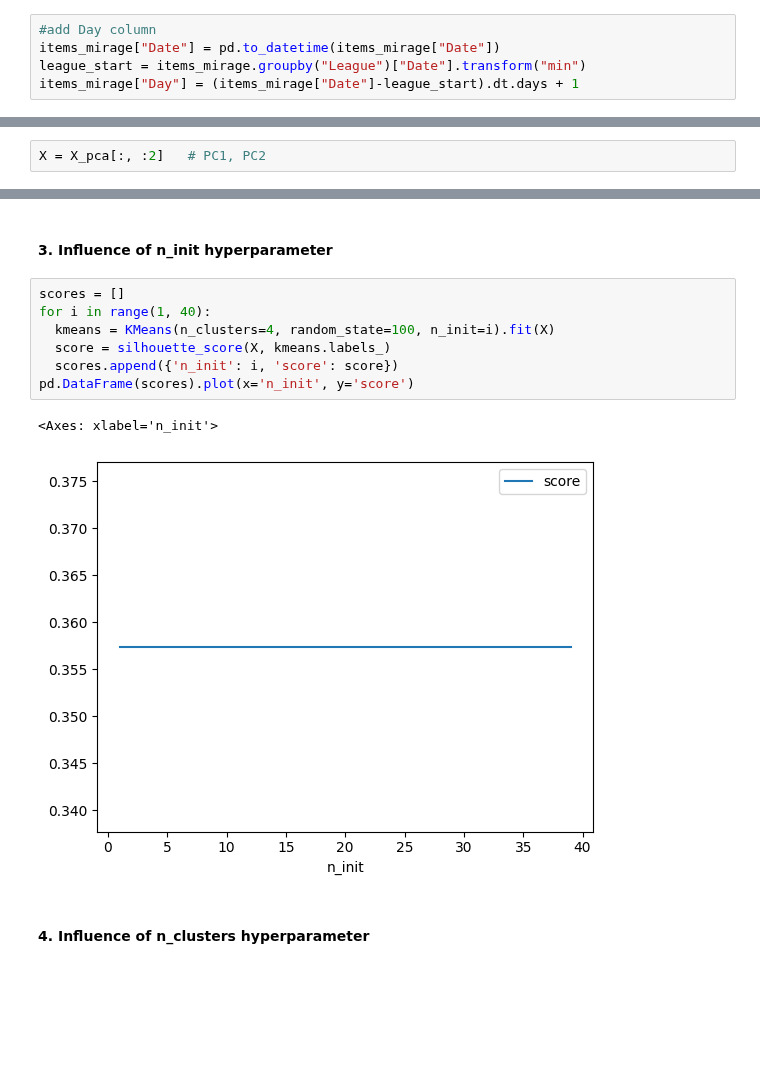
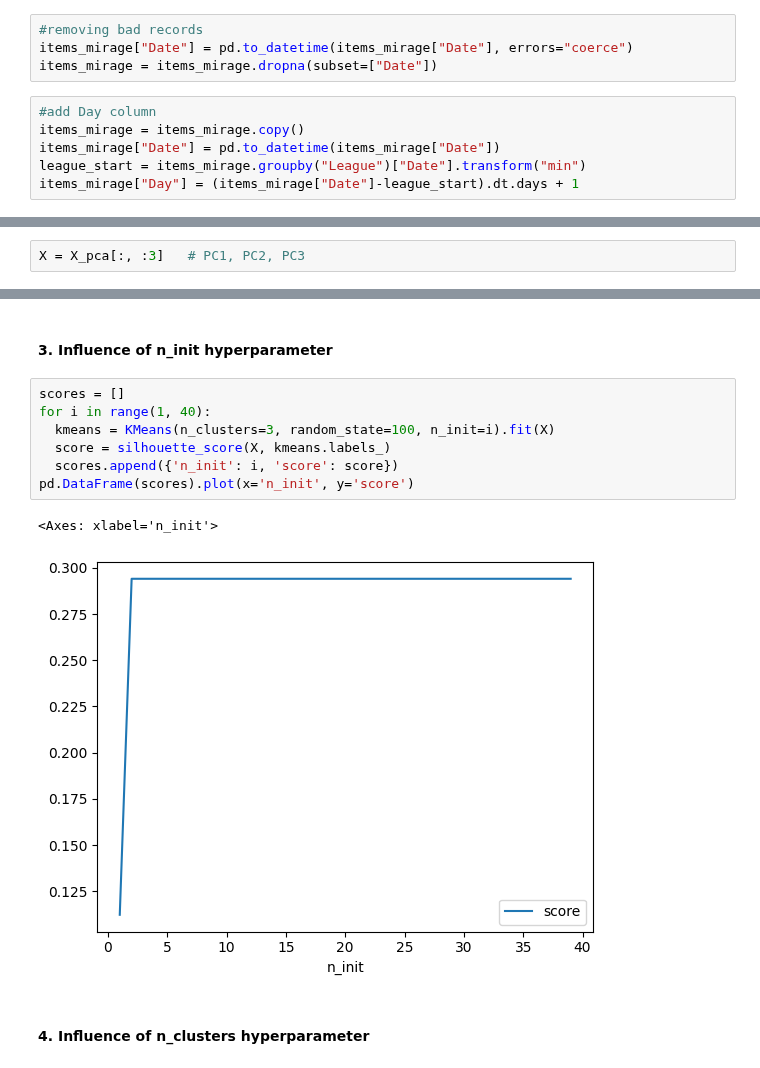
Before and after one commit to NataliaMiodowska/PoeMarketAnalyser, a Jupyter notebook: notebooks/09_case study_early_economy_new_league.ipynb, the cells around one changed output, grey strips where cells are left out. Drawn from its saved outputs; the diff is of its cells as text; blank space fills up the shorter version.

```diff
--- a/notebooks/09_case study_early_economy_new_league.ipynb
+++ b/notebooks/09_case study_early_economy_new_league.ipynb
@@ -78,5 +101,10 @@ items_mirage
+# %%
+#removing bad records
+items_mirage["Date"] = pd.to_datetime(items_mirage["Date"], errors="coerce")
+items_mirage = items_mirage.dropna(subset=["Date"])
 # %%
 #add Day column
+items_mirage = items_mirage.copy()
 items_mirage["Date"] = pd.to_datetime(items_mirage["Date"])
 league_start = items_mirage.groupby("League")["Date"].transform("min")
 items_mirage["Day"] = (items_mirage["Date"]-league_start).dt.days + 1
@@ -305,7 +333,7 @@ plt.show()
 # %% [markdown]
 #### 1. Defining X variable
 # %%
-X = X_pca[:, :2]   # PC1, PC2
+X = X_pca[:, :3]   # PC1, PC2, PC3
 # %% [markdown]
 #### 2. Selection of the number of clusters
 # %%
@@ -337,13 +369,13 @@ Best k (Silhouette): 2
 # %%
 scores = []
 for i in range(1, 40):
-  kmeans = KMeans(n_clusters=4, random_state=100, n_init=i).fit(X)
+  kmeans = KMeans(n_clusters=3, random_state=100, n_init=i).fit(X)
   score = silhouette_score(X, kmeans.labels_)
   scores.append({'n_init': i, 'score': score})
 pd.DataFrame(scores).plot(x='n_init', y='score')
 # %% [output]
 <Axes: xlabel='n_init'>
-[figure, old version]
+[figure, new version]
 # %% [markdown]
 #### 4. Influence of n_clusters hyperparameter
 # %%
```
Also changed, not shown: parts of 52 cells of this notebook, 1 other file.
